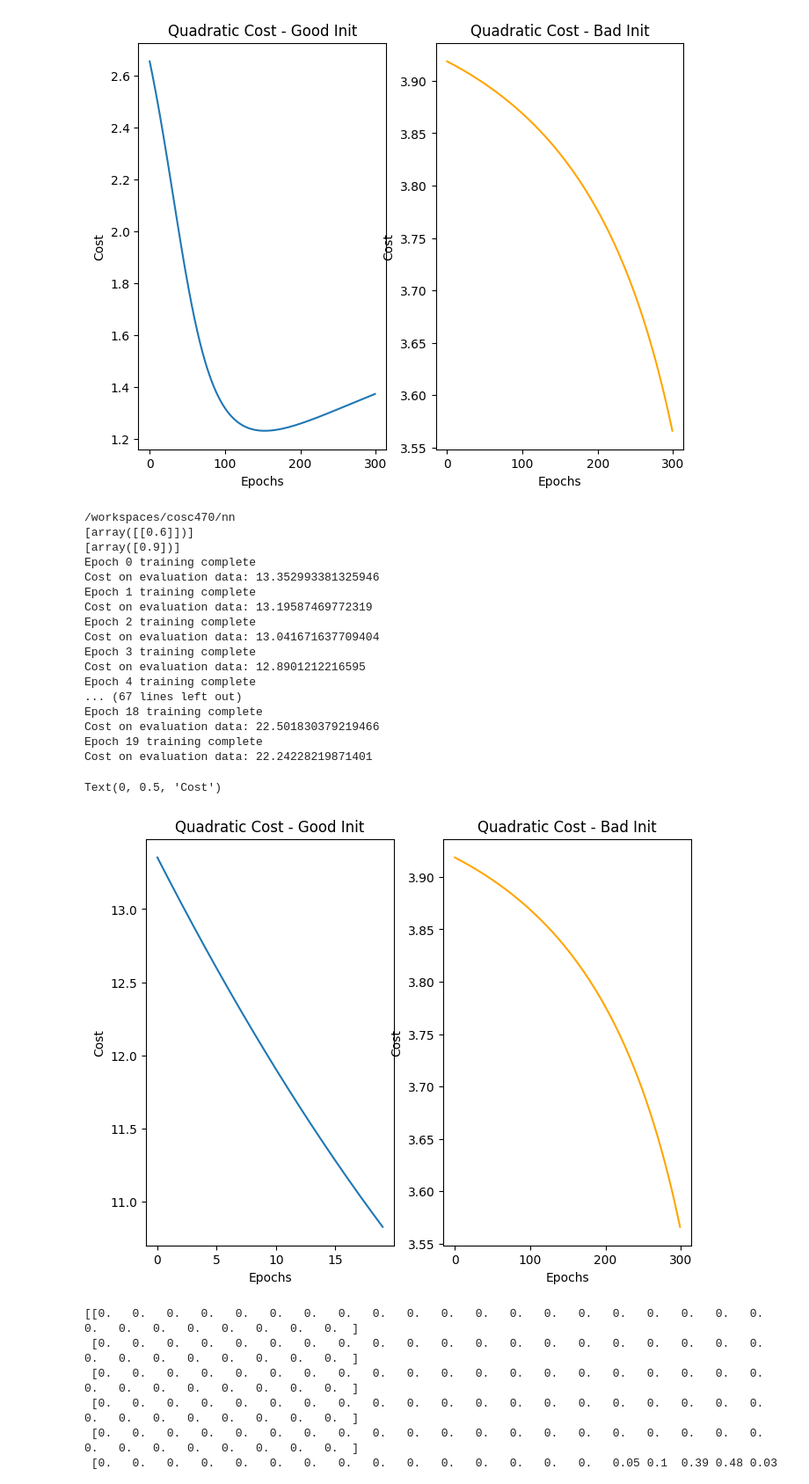
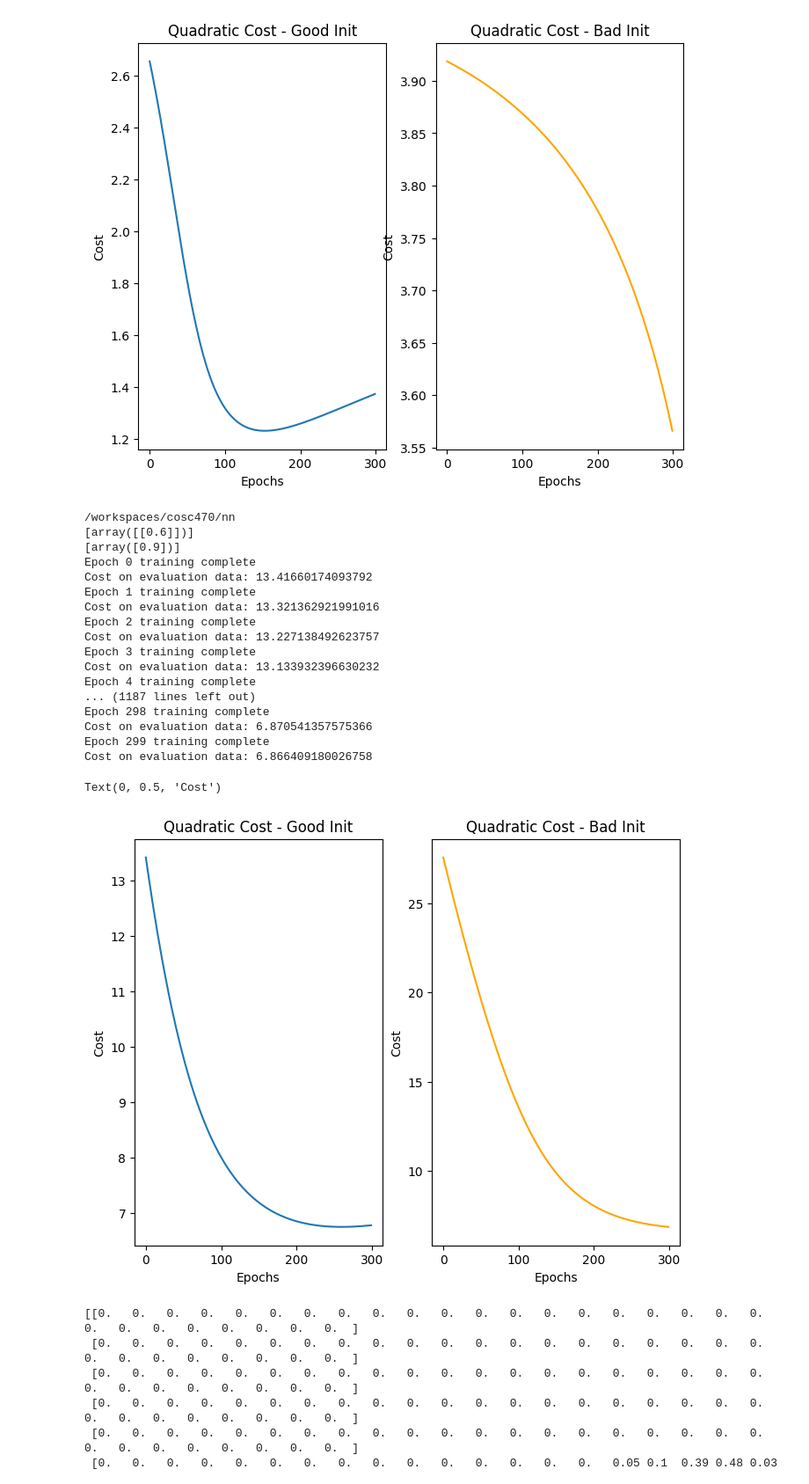
Before and after one commit to noahmb409/cosc470, a Jupyter notebook: notebooks/hw3.ipynb, the cells around one changed output. Shown at 88% size. Drawn from its saved outputs; the diff is of its cells as text; code cells hidden in the pictures.

```diff
--- a/notebooks/hw3.ipynb
+++ b/notebooks/hw3.ipynb
@@ -107,12 +107,12 @@ print(net.weights)
 print(net.biases)
 
 # RUN YOUR EXPERIMENT HERE
-(eval_cost_cross_good, _, _, _) = net.SGD(training_data, 20, 10, 0.005, evaluation_data=test_data, monitor_evaluation_cost=True)
+(eval_cost_cross_good, _, _, _) = net.SGD(training_data, 300, 10, 0.003, evaluation_data=test_data, monitor_evaluation_cost=True)
 
 net.weights = [np.array([[2.0]])]
 net.biases = [np.array([2.0])]
 
-(eval_cost_cross_bad, _, _, _) = net.SGD(training_data, 20, 10, 0.005, evaluation_data=test_data, monitor_evaluation_cost=True)
+(eval_cost_cross_bad, _, _, _) = net.SGD(training_data, 300, 10, 0.003, evaluation_data=test_data, monitor_evaluation_cost=True)
 
 
 
@@ -125,32 +125,32 @@ net.biases = [np.array([2.0])]
 [array([[0.6]])]
 [array([0.9])]
 Epoch 0 training complete
-Cost on evaluation data: 13.352993381325946
+Cost on evaluation data: 13.41660174093792
 Epoch 1 training complete
-Cost on evaluation data: 13.19587469772319
+Cost on evaluation data: 13.321362921991016
 Epoch 2 training complete
-Cost on evaluation data: 13.041671637709404
+Cost on evaluation data: 13.227138492623757
 Epoch 3 training complete
-Cost on evaluation data: 12.8901212216595
+Cost on evaluation data: 13.133932396630232
 Epoch 4 training complete
-... (67 lines left out)
-Epoch 18 training complete
-Cost on evaluation data: 22.501830379219466
-Epoch 19 training complete
-Cost on evaluation data: 22.24228219871401
+... (1187 lines left out)
+Epoch 298 training complete
+Cost on evaluation data: 6.870541357575366
+Epoch 299 training complete
+Cost on evaluation data: 6.866409180026758
 # %%
 import matplotlib.pyplot as plt
 fig, ax = plt.subplots(nrows=1, ncols=2, figsize=(8, 6))
 
 ax[0].plot(eval_cost_cross_good, label='Cross entropy Good Init')
 ax[0].set_title('Quadratic Cost - Good Init')
 ax[0].set_xlabel('Epochs')
 ax[0].set_ylabel('Cost')
 
-ax[1].plot(eval_cost_quad_bad, label='Cross entropy Bad Init', color='orange')
+ax[1].plot(eval_cost_cross_bad, label='Cross entropy Bad Init', color='orange')
 ax[1].set_title('Quadratic Cost - Bad Init')
 ax[1].set_xlabel('Epochs')
 ax[1].set_ylabel('Cost')
 # %% [output]
 Text(0, 0.5, 'Cost')
-[figure, old version]
+[figure, new version]
```
Also changed, not shown: parts of 5 cells of this notebook.
